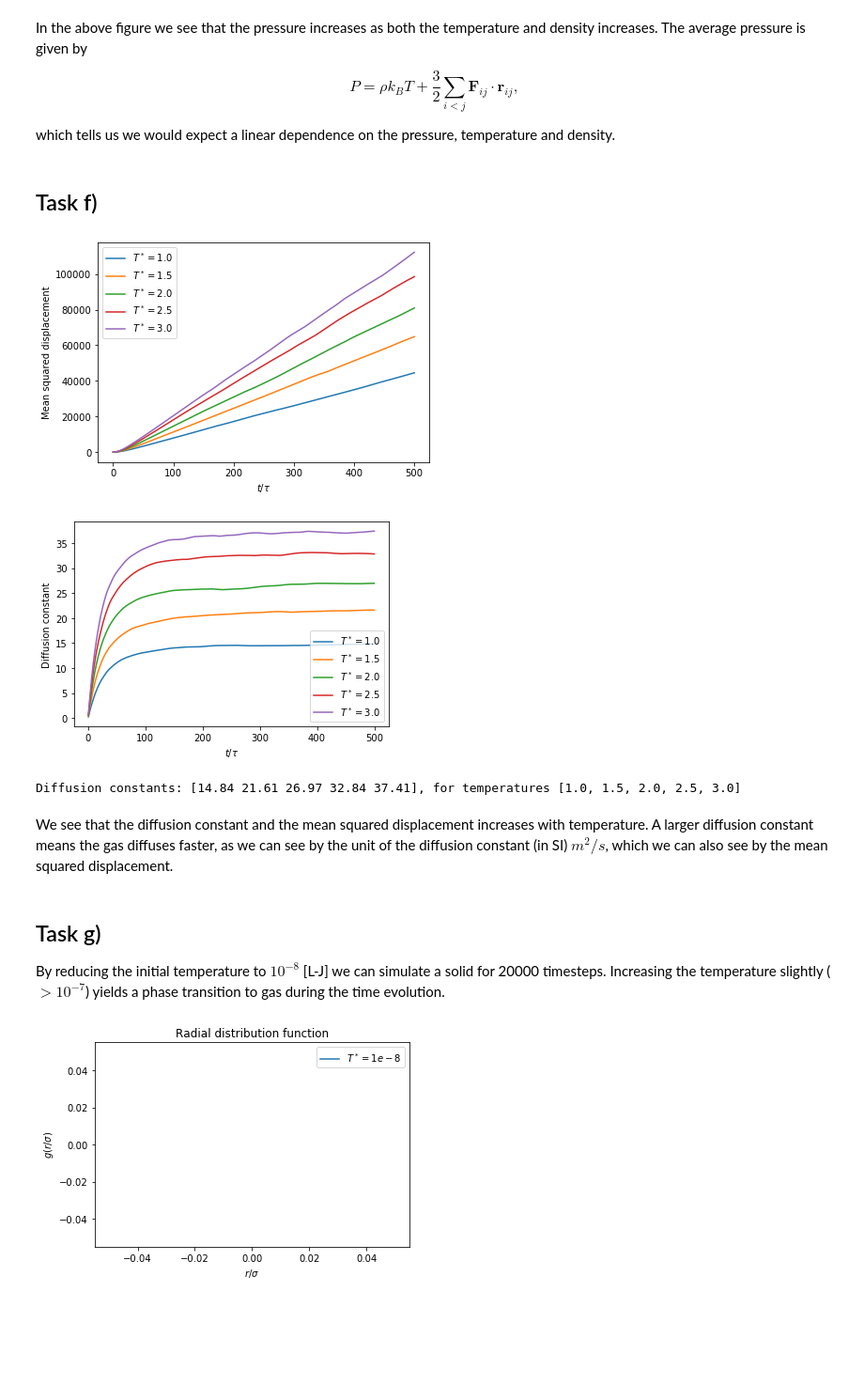
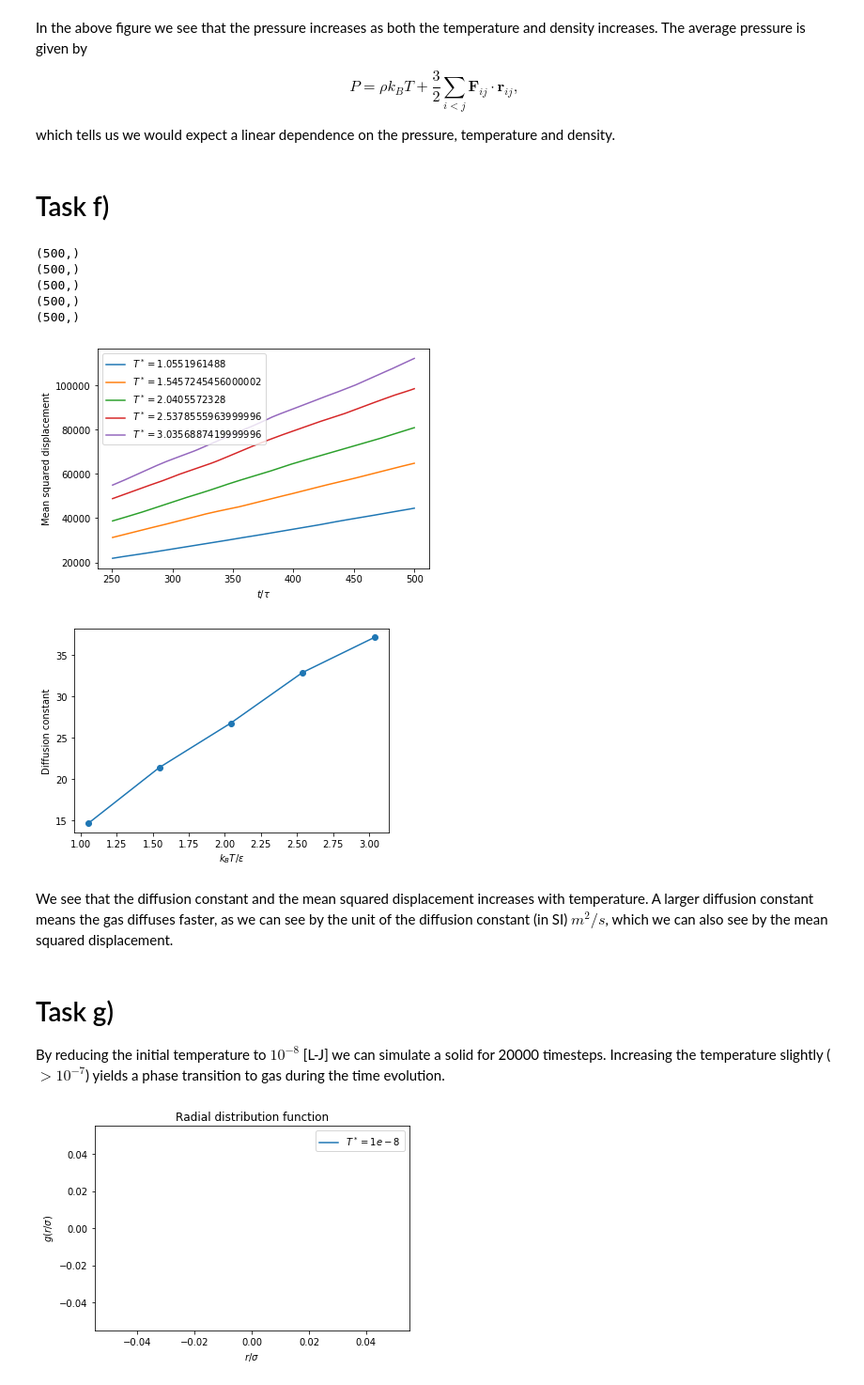
Before and after one commit to chdre/FYS4460, a Jupyter notebook: Project1/Project1.ipynb, the cells around one changed output. Shown at 94% size. Cells and saved outputs as stored; diff of their text form; code cells hidden in the pictures; blank space fills up the shorter version.

```diff
--- a/Project1/Project1.ipynb
+++ b/Project1/Project1.ipynb
@@ -164,8 +166,6 @@ df = read_dump('./task_a/dump.task_a')
 
 v = df[['vx', 'vy', 'vz']].to_numpy()
 v = np.sqrt(v[:, 0] * v[:, 0] + v[:, 1] * v[:, 1] + v[:, 2] * v[:, 2])
-T = df[['Temp']].to_numpy()[0]
-print(T)
 
 v_arr = np.zeros((no_tsteps, no_atoms))
 
@@ -325,51 +350,72 @@ P = \rho k_B T + \frac{3}{2}\sum_{i < j} \mathbf{F}_{ij} \cdot \mathbf{r}_{ij},
 
 which tells us we would expect a linear dependence on the pressure, temperature and density.
 # %% [markdown]
-## Task f)
+# Task f)
 # %%
-def displacement(df):
+# def displacement(df):
+#     D = []
+#     msd = []
+#     T = []
+
+#     t = df[0][['Time']].to_numpy()
+
+#     for i, dataframe in enumerate(df):
+# #         dataframe = df[temp]
+#         T.append(dataframe[['Temp']].to_numpy()[0, 0])
+#         msd.append(dataframe[['c_myMSD[4]']].to_numpy()[:, 0])
+#         D.append(msd[i] / (6 * t[:, 0]))
+
+#     return D, msd, T, t
+
+t_lin = 250
+
+def displacement(df, t_lin=250):
     D = []
     msd = []
     T = []
-
-    t = df[0][['Time']].to_numpy()
+    t = []
 
     for i, dataframe in enumerate(df):
-#         dataframe = df[temp]
-        T.append(dataframe[['Temp']].to_numpy()[0, 0])
-        msd.append(dataframe[['c_myMSD[4]']].to_numpy()[:, 0])
-        D.append(msd[i] / (6 * t[:, 0]))
+        new_df = dataframe[dataframe['Time'] > t_lin]
 
-    return D, msd, T, t
+        t.append(new_df[['Time']].to_numpy()) # Same for each run
+        T.append(np.average((new_df[['Temp']].to_numpy())))
+        msd.append(new_df[['c_myMSD[4]']].to_numpy()[:, 0])
 
-D, msd, T, t = displacement(read_log('./task_f/log.lammps'))
+    return msd, T, t
+
+msd, T, t = displacement(read_log('./task_f/log.lammps'))
+
+D = np.zeros(len(msd))
+for i in range(len(msd)):
+    clf = LinearRegression(fit_intercept=False).fit(t[i], msd[i][:, np.newaxis])
+    D[i] = clf.coef_[0, 0] / 6
+
 
 for i in range(len(D)):
-    plt.plot(t, msd[i])
+    plt.plot(t[i], msd[i])
     plt.xlabel(f'$t / \\tau$')
     plt.ylabel('Mean squared displacement')
 plt.legend([f'$T^* = {temp}$' for temp in T])
 plt.tight_layout(True)
 plt.show()
 
-for i in range(len(D)):
-    plt.plot(t, D[i])
-    plt.xlabel(f'$t / \\tau$')
-    plt.ylabel('Diffusion constant')
-plt.legend([f'$T^*={temp}$' for temp in T])
+plt.plot(T, D, '-o')
+plt.xlabel(f'$k_BT/\\epsilon$')
+plt.ylabel('Diffusion constant')
 plt.show()
-
-D_vals = [D[i][-1] for i in range(len(D))]
-D_vals = np.around(D_vals, decimals=2)
-print(f'Diffusion constants: {D_vals}, for temperatures {T}')
 # %% [output]
+(500,)
+(500,)
+(500,)
+(500,)
+(500,)
-[figure, old version]
+[figure, new version]
-[figure, old version]
+[figure, new version]
-Diffusion constants: [14.84 21.61 26.97 32.84 37.41], for temperatures [1.0, 1.5, 2.0, 2.5, 3.0]
 # %% [markdown]
 We see that the diffusion constant and the mean squared displacement increases with temperature. A larger diffusion constant means the gas diffuses faster, as we can see by the unit of the diffusion constant (in SI) $m^2/s$, which we can also see by the mean squared displacement.
 # %% [markdown]
-## Task g)
+# Task g)
 
 By reducing the initial temperature to $10^{-8}$ [L-J] we can simulate a solid for 20000 timesteps. Increasing the temperature slightly ($>10^{-7}$) yields a phase transition to gas during the time evolution.
 # %%
```
Also changed, not shown: parts of 21 cells of this notebook, 9 other files.
